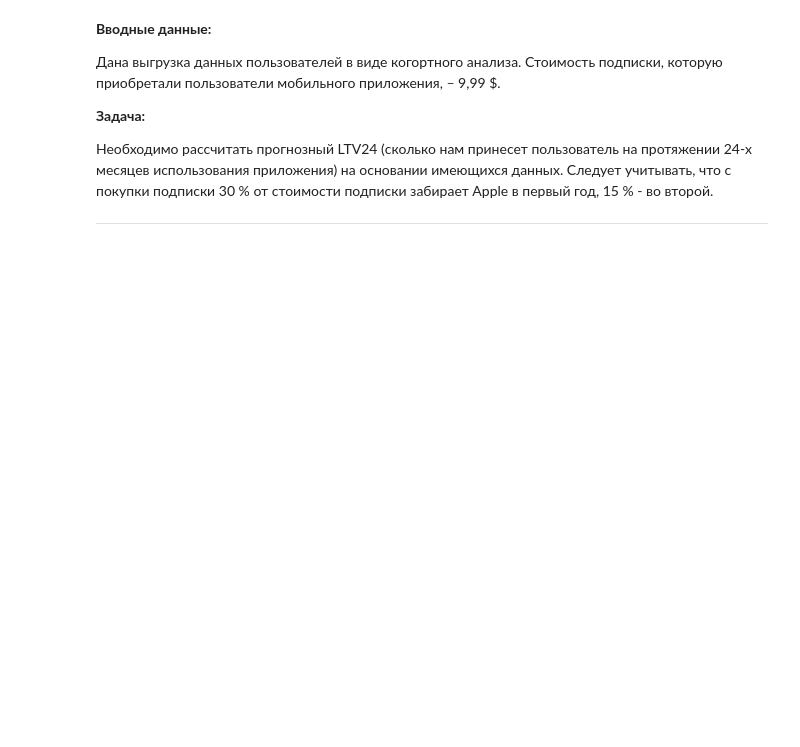
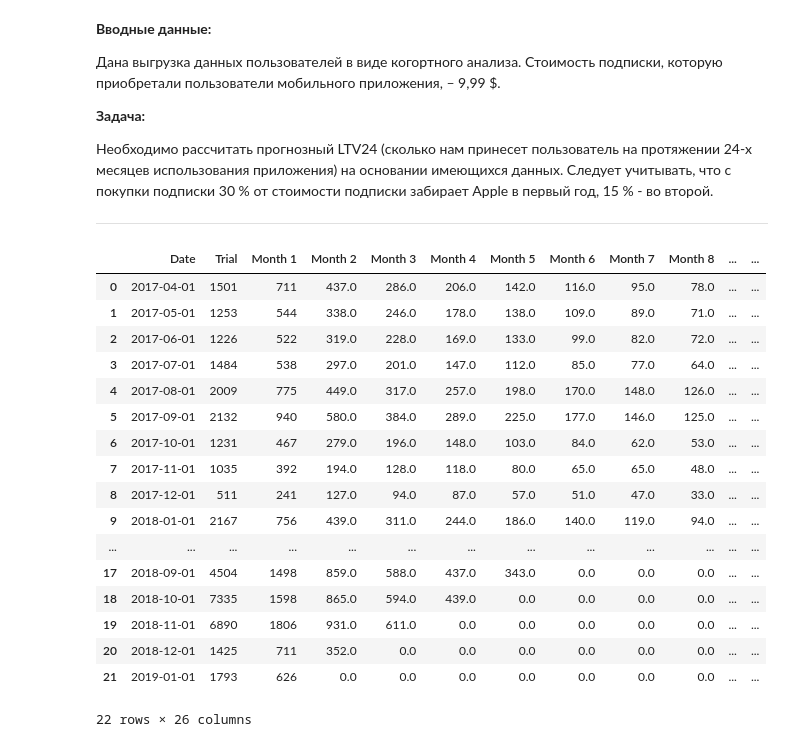
Before and after one commit to pawelasinski/product_metrics_analysis, a Jupyter notebook: 3-ltv24.ipynb, the cells around one changed output. Drawn from its saved outputs; the diff is of its cells as text; code cells hidden in the pictures; blank space fills up the shorter version.

```diff
--- a/3-ltv24.ipynb
+++ b/3-ltv24.ipynb
@@ -13,6 +13,27 @@ import pandas as pd
 # %%
 cohort = pd.read_excel('result.xlsx', sheet_name=2, usecols='B:AA', nrows=23)
 cohort.fillna(0, inplace=True)
+# %%
+cohort
+# %% [output]
+|  | Date | Trial | Month 1 | Month 2 | Month 3 | Month 4 | Month 5 | Month 6 | Month 7 | Month 8 | ... | ... |
+| 0 | 2017-04-01 | 1501 | 711 | 437.0 | 286.0 | 206.0 | 142.0 | 116.0 | 95.0 | 78.0 | ... | ... |
+| 1 | 2017-05-01 | 1253 | 544 | 338.0 | 246.0 | 178.0 | 138.0 | 109.0 | 89.0 | 71.0 | ... | ... |
+| 2 | 2017-06-01 | 1226 | 522 | 319.0 | 228.0 | 169.0 | 133.0 | 99.0 | 82.0 | 72.0 | ... | ... |
+| 3 | 2017-07-01 | 1484 | 538 | 297.0 | 201.0 | 147.0 | 112.0 | 85.0 | 77.0 | 64.0 | ... | ... |
+| 4 | 2017-08-01 | 2009 | 775 | 449.0 | 317.0 | 257.0 | 198.0 | 170.0 | 148.0 | 126.0 | ... | ... |
+| 5 | 2017-09-01 | 2132 | 940 | 580.0 | 384.0 | 289.0 | 225.0 | 177.0 | 146.0 | 125.0 | ... | ... |
+| 6 | 2017-10-01 | 1231 | 467 | 279.0 | 196.0 | 148.0 | 103.0 | 84.0 | 62.0 | 53.0 | ... | ... |
+| 7 | 2017-11-01 | 1035 | 392 | 194.0 | 128.0 | 118.0 | 80.0 | 65.0 | 65.0 | 48.0 | ... | ... |
+| 8 | 2017-12-01 | 511 | 241 | 127.0 | 94.0 | 87.0 | 57.0 | 51.0 | 47.0 | 33.0 | ... | ... |
+| 9 | 2018-01-01 | 2167 | 756 | 439.0 | 311.0 | 244.0 | 186.0 | 140.0 | 119.0 | 94.0 | ... | ... |
+| ... | ... | ... | ... | ... | ... | ... | ... | ... | ... | ... | ... | ... |
+| 17 | 2018-09-01 | 4504 | 1498 | 859.0 | 588.0 | 437.0 | 343.0 | 0.0 | 0.0 | 0.0 | ... | ... |
+| 18 | 2018-10-01 | 7335 | 1598 | 865.0 | 594.0 | 439.0 | 0.0 | 0.0 | 0.0 | 0.0 | ... | ... |
+| 19 | 2018-11-01 | 6890 | 1806 | 931.0 | 611.0 | 0.0 | 0.0 | 0.0 | 0.0 | 0.0 | ... | ... |
+| 20 | 2018-12-01 | 1425 | 711 | 352.0 | 0.0 | 0.0 | 0.0 | 0.0 | 0.0 | 0.0 | ... | ... |
+| 21 | 2019-01-01 | 1793 | 626 | 0.0 | 0.0 | 0.0 | 0.0 | 0.0 | 0.0 | 0.0 | ... | ... |
+22 rows × 26 columns
 # %%
 cohort_active = cohort.copy(deep=True)
 
```
Also changed, not shown: parts of 10 cells of this notebook.
